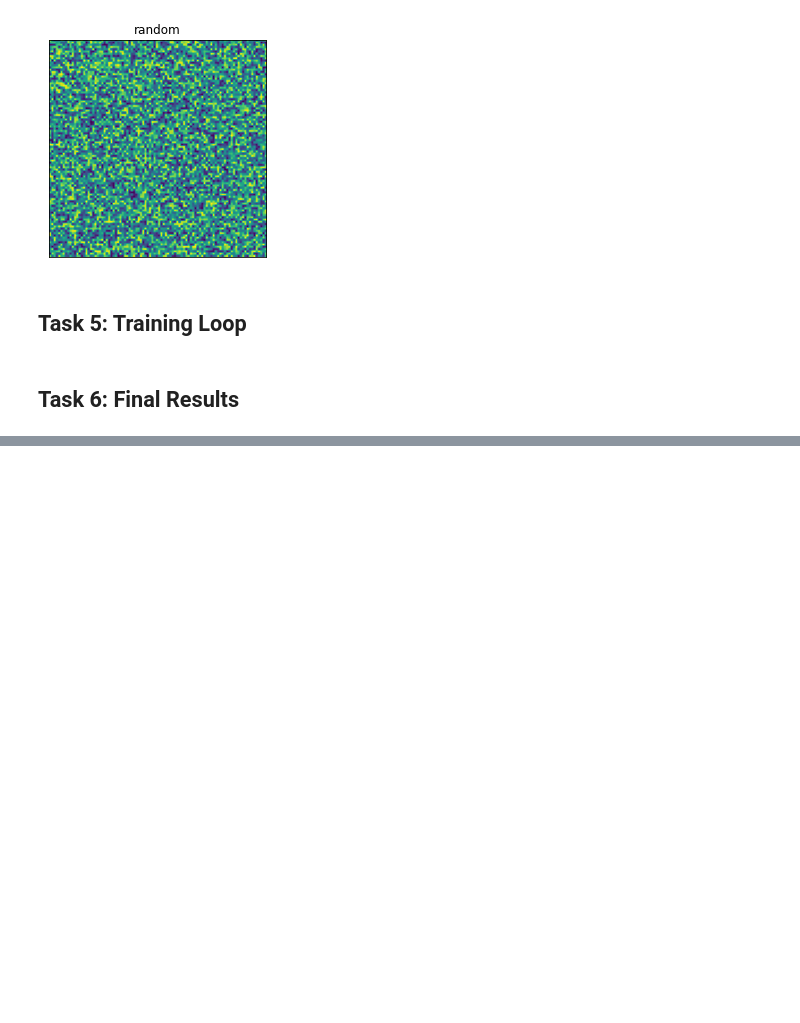
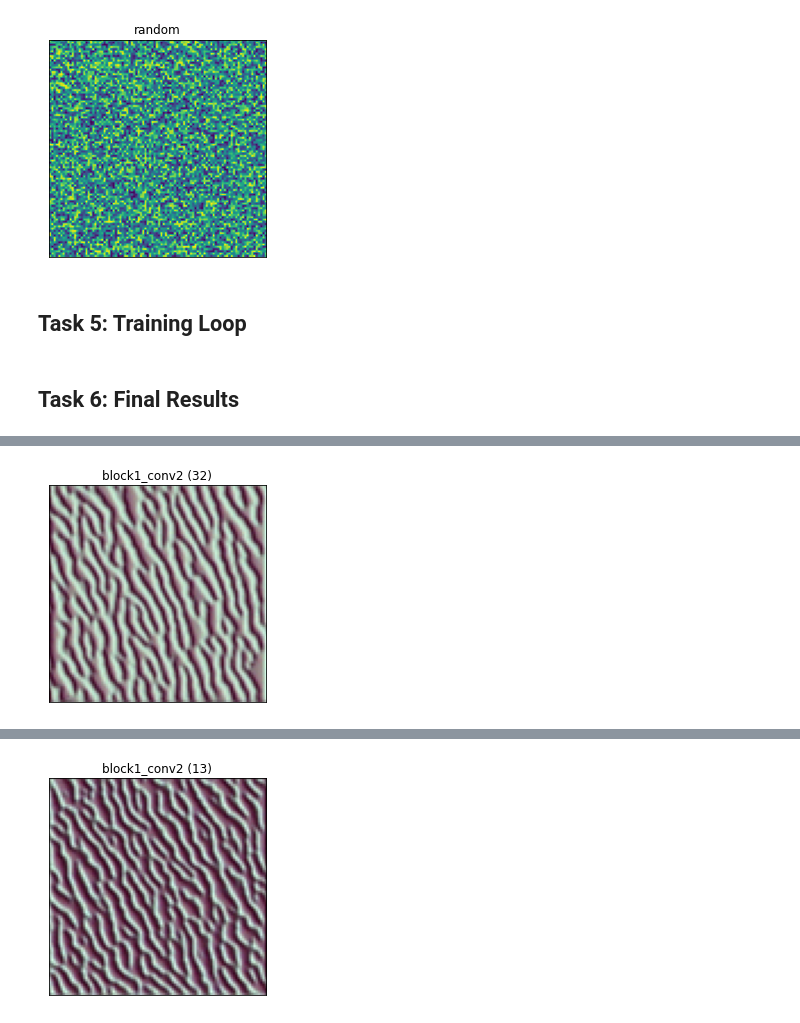
Before and after one commit to camara94/visualizing-filters-cnn-tensorflow, a Jupyter notebook: python/viz.ipynb, the cells around one changed output, grey strips where cells are left out. Saved outputs shown, nothing was run; the diff lists cells and outputs as text; code cells hidden in the pictures; blank space fills up the shorter version.

```diff
--- a/python/viz.ipynb
+++ b/python/viz.ipynb
@@ -117,3 +117,7 @@ def visualize_filter(layer_name, lr=20, iters=50, f_index=None):
 couches = [layer.name for layer in model.layers if 'conv' in layer.name]
 # %%
 layer_name = 'block1_conv1' #@param ['block1_conv1', 'block1_conv2', 'block2_conv1', 'block2_conv2', 'block3_conv1', 'block3_conv2', 'block3_conv3', 'block4_conv1', 'block4_conv2', 'block4_conv3', 'block5_conv1', 'block5_conv2', 'block5_conv3']
+# %%
+for i,v in enumerate(couches[2:4]):
+    visualize_filter(layer_name=couches[1], iters=50)
+# %% [output]
@@ -119,0 +135 @@ layer_name = 'block1_conv1' #@param ['block1_conv1', 'block1_conv2', 'block2_con
+[figure, added]
@@ -119,0 +147 @@ layer_name = 'block1_conv1' #@param ['block1_conv1', 'block1_conv2', 'block2_con
+[figure, added]
```
Also changed, not shown: parts of 1 cell of this notebook.
